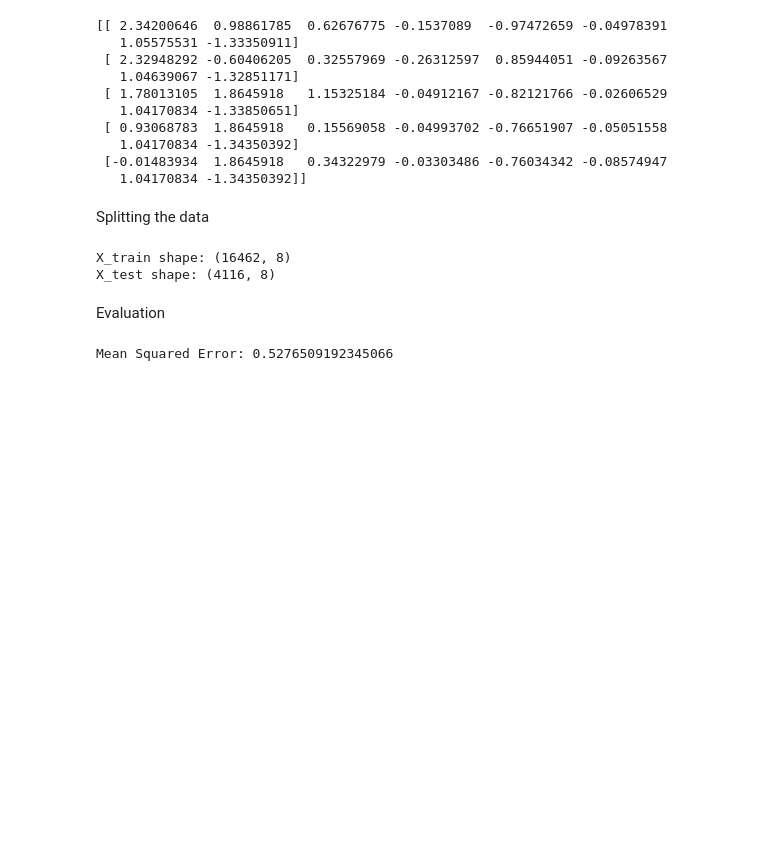
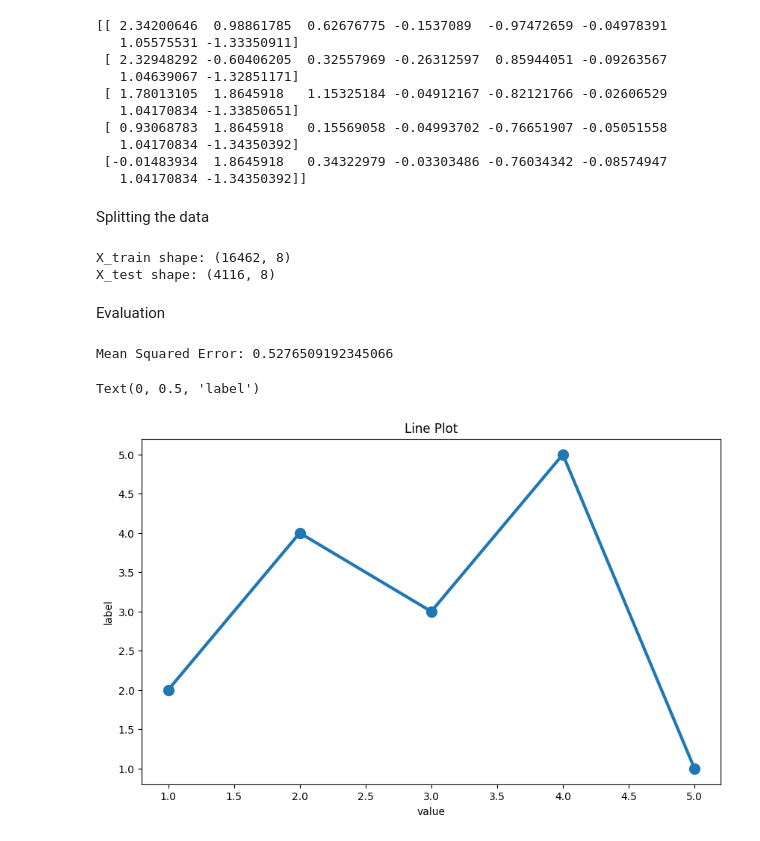
Before and after one commit to Roshan-Chourasia/Github-repository, a Jupyter notebook: Regression_using_machine_learning.ipynb, the cells around one changed output. Saved outputs shown, nothing was run; the diff lists cells and outputs as text; code cells hidden in the pictures; blank space fills up the shorter version.

```diff
--- a/Regression_using_machine_learning.ipynb
+++ b/Regression_using_machine_learning.ipynb
@@ -136,3 +136,22 @@ mse = mean_squared_error(y_test, y_pred)
 print(f'Mean Squared Error: {mse}')
 # %% [output]
 Mean Squared Error: 0.5276509192345066
+# %%
+import seaborn as sns
+import matplotlib.pyplot as plt
+
+data = {
+    'x_values': [1, 2, 3, 4, 5],
+    'y_values': [2, 4, 3, 5, 1],
+    'values': [10, 20, 30, 40, 50]
+}
+
+# Create a line plot
+plt.figure(figsize=(10, 6))
+plt.plot(data['x_values'], data['y_values'], marker='o', ms=10, linewidth=3)
+plt.title('Line Plot')
+plt.xlabel('value')
+plt.ylabel('label')
+# %% [output]
+Text(0, 0.5, 'label')
+[figure, added]
```
Also changed, not shown: parts of 1 cell of this notebook.
